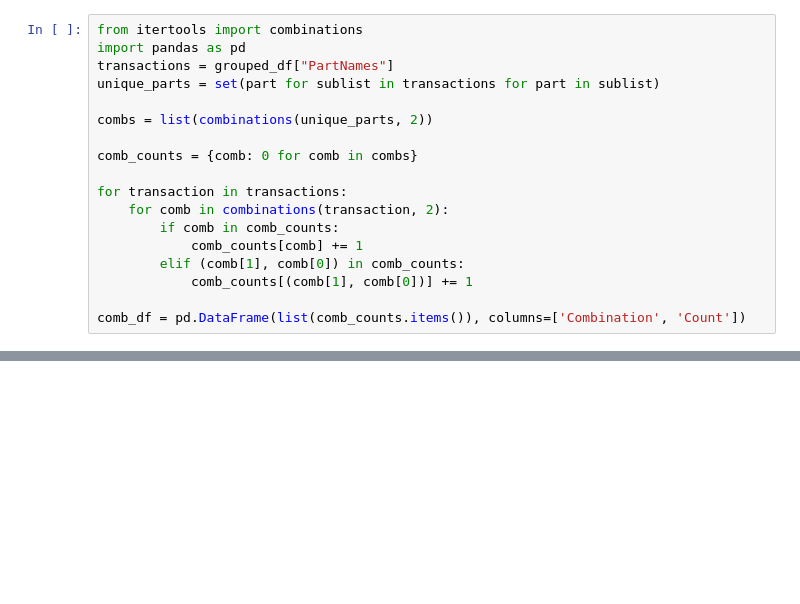
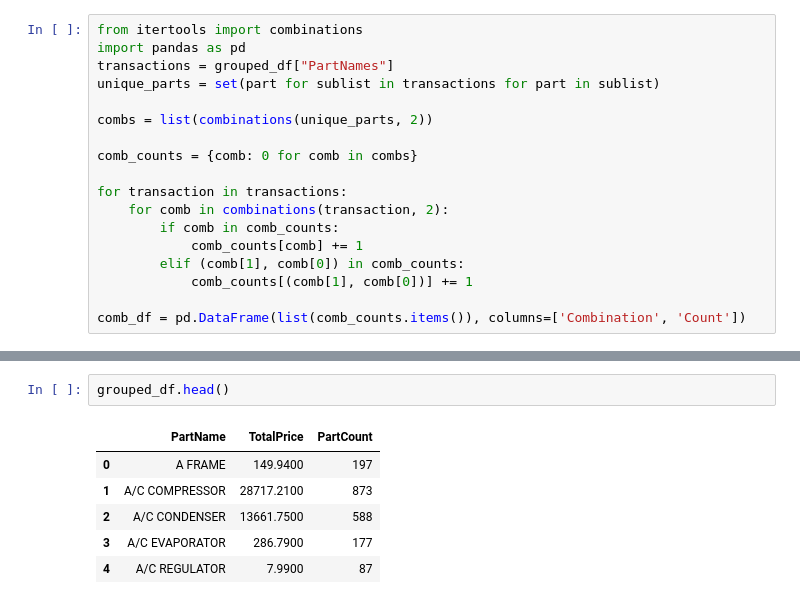
Before and after one commit to serkeno/Salvage-Yard-Analysis, a Jupyter notebook: POS_Transaction_Analysis.ipynb, the cells around one changed output, grey strips where cells are left out. Saved outputs shown, nothing was run; the diff lists cells and outputs as text; blank space fills up the shorter version.

```diff
--- a/POS_Transaction_Analysis.ipynb
+++ b/POS_Transaction_Analysis.ipynb
@@ -76,0 +116,9 @@ comb_df.to_csv('POS_Transactions_Combinations.csv', index=False)
+# %%
+grouped_df.head()
+# %% [output]
+|  | PartName | TotalPrice | PartCount |
+| 0 | A FRAME | 149.9400 | 197 |
+| 1 | A/C COMPRESSOR | 28717.2100 | 873 |
+| 2 | A/C CONDENSER | 13661.7500 | 588 |
+| 3 | A/C EVAPORATOR | 286.7900 | 177 |
+| 4 | A/C REGULATOR | 7.9900 | 87 |
```
Also changed, not shown: parts of 10 cells of this notebook, 2 other files.
